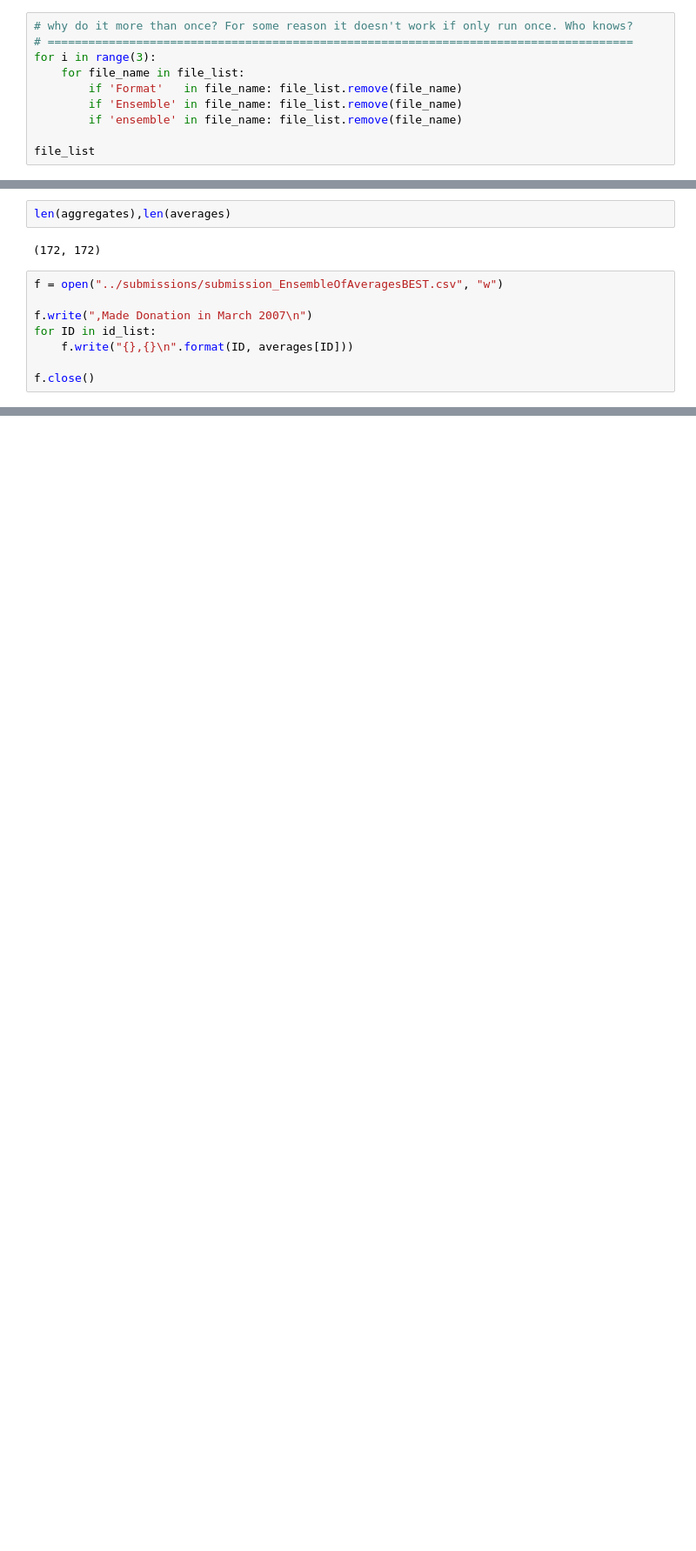
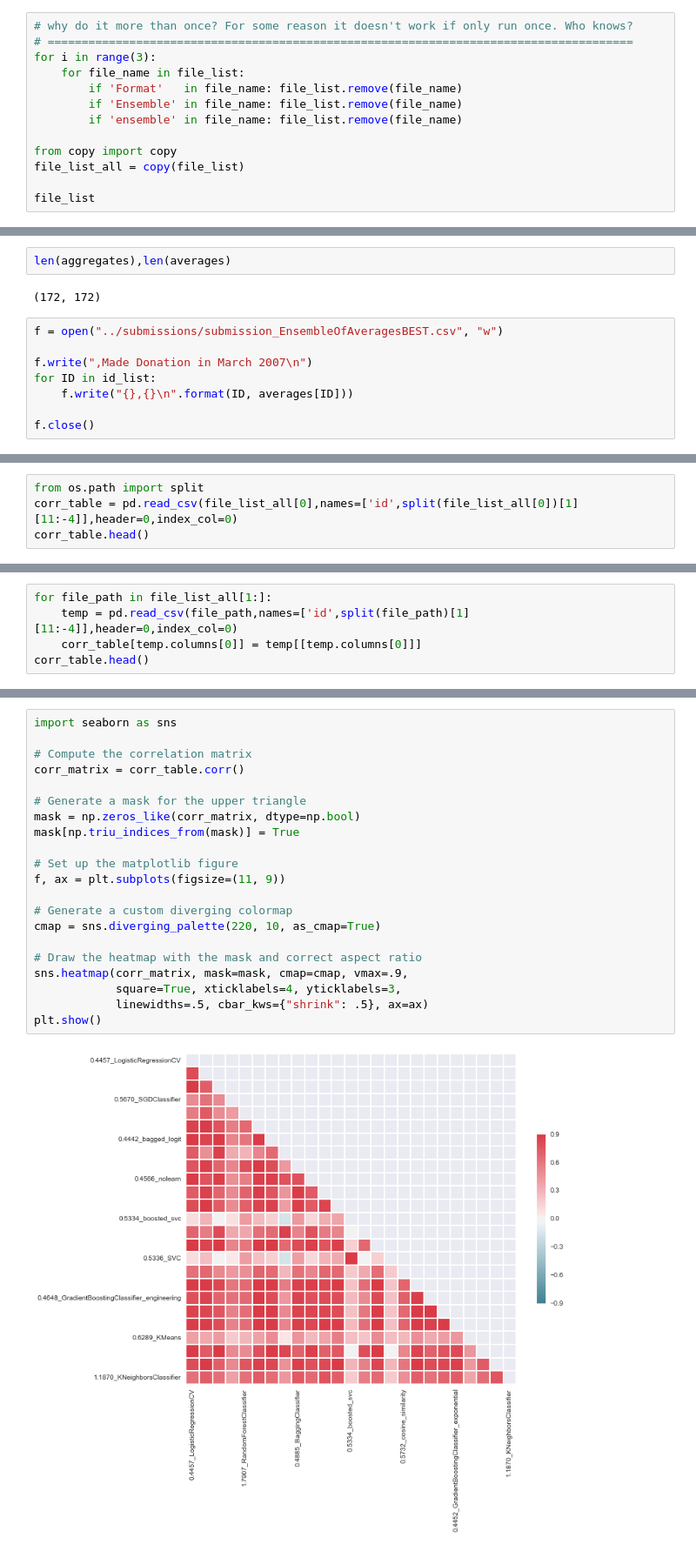
Before and after one commit to grfiv/predict-blood-donations, a Jupyter notebook: Ensemble.ipynb, the cells around one changed output, grey strips where cells are left out. Shown at 87% size. Cells and saved outputs as stored; diff of their text form; blank space fills up the shorter version.

```diff
--- a/Ensemble.ipynb
+++ b/Ensemble.ipynb
@@ -74,6 +78,9 @@ for i in range(3):
         if 'Ensemble' in file_name: file_list.remove(file_name)
         if 'ensemble' in file_name: file_list.remove(file_name)
 
+from copy import copy
+file_list_all = copy(file_list)
+
 file_list
 # %% [output]
 ['../submissions/submission_0.4457_LogisticRegressionCV.csv',
@@ -294,0 +280,4 @@ total 192
+# %%
+from os.path import split
+corr_table = pd.read_csv(file_list_all[0],names=['id',split(file_list_all[0])[1][11:-4]],header=0,index_col=0)
+corr_table.head()
@@ -294,0 +292,5 @@ total 192
+# %%
+for file_path in file_list_all[1:]:
+    temp = pd.read_csv(file_path,names=['id',split(file_path)[1][11:-4]],header=0,index_col=0)
+    corr_table[temp.columns[0]] = temp[[temp.columns[0]]]
+corr_table.head()
@@ -294,0 +308,23 @@ total 192
+# %%
+import seaborn as sns
+
+# Compute the correlation matrix
+corr_matrix = corr_table.corr()
+
+# Generate a mask for the upper triangle
+mask = np.zeros_like(corr_matrix, dtype=np.bool)
+mask[np.triu_indices_from(mask)] = True
+
+# Set up the matplotlib figure
+f, ax = plt.subplots(figsize=(11, 9))
+
+# Generate a custom diverging colormap
+cmap = sns.diverging_palette(220, 10, as_cmap=True)
+
+# Draw the heatmap with the mask and correct aspect ratio
+sns.heatmap(corr_matrix, mask=mask, cmap=cmap, vmax=.9,
+            square=True, xticklabels=4, yticklabels=3,
+            linewidths=.5, cbar_kws={"shrink": .5}, ax=ax)
+plt.show()
+# %% [output]
+[figure, added]
```
Also changed, not shown: parts of 24 cells of this notebook, 4 other files.
